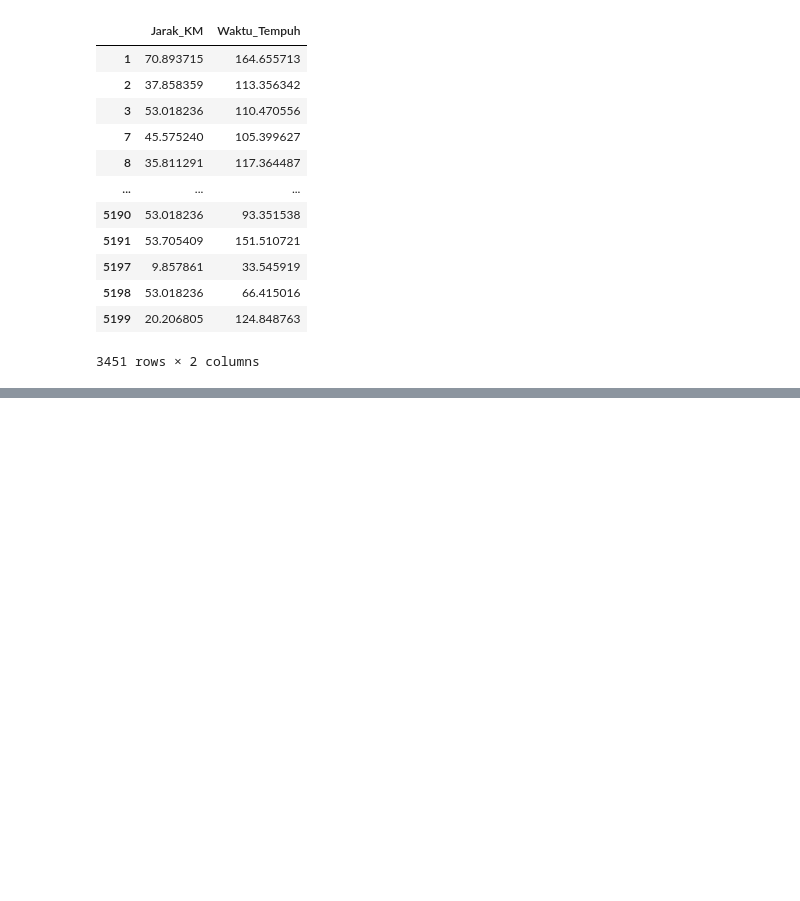
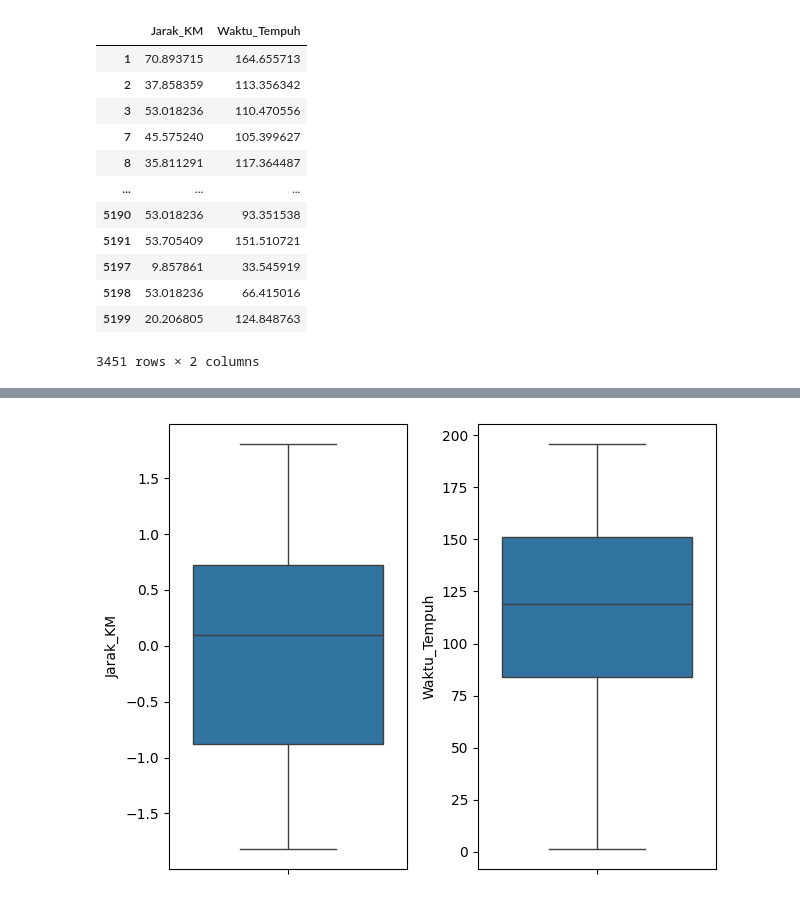
Before and after one commit to rezzz59/STUPEN, a Jupyter notebook: Regresi/studi_kasus_mandiri.ipynb, the cells around one changed output, grey strips where cells are left out. Drawn from its saved outputs; the diff is of its cells as text; code cells hidden in the pictures; blank space fills up the shorter version.

```diff
--- a/Regresi/studi_kasus_mandiri.ipynb
+++ b/Regresi/studi_kasus_mandiri.ipynb
@@ -326,0 +388,7 @@ df
+# %%
+for i, colum in enumerate(df[numeric]):
+    plt.subplot(1, 2, i + 1)
+    sns.boxplot(df[colum])
+plt.tight_layout()
+# %% [output]
+[figure, added]
```
Also changed, not shown: parts of 13 cells of this notebook.
